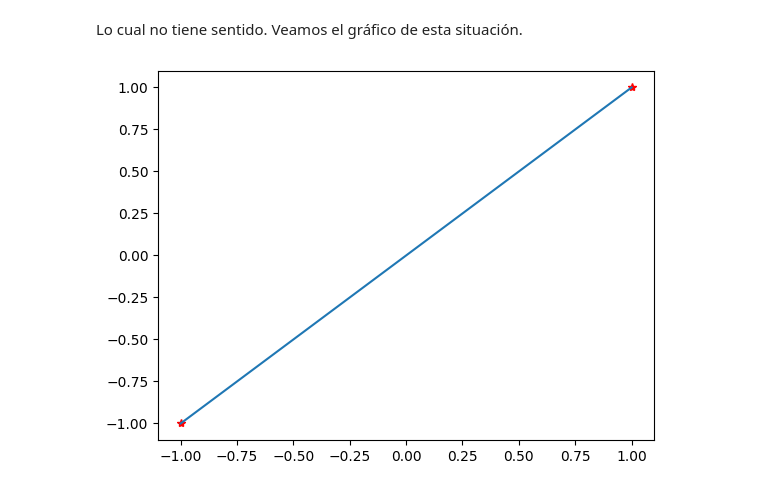
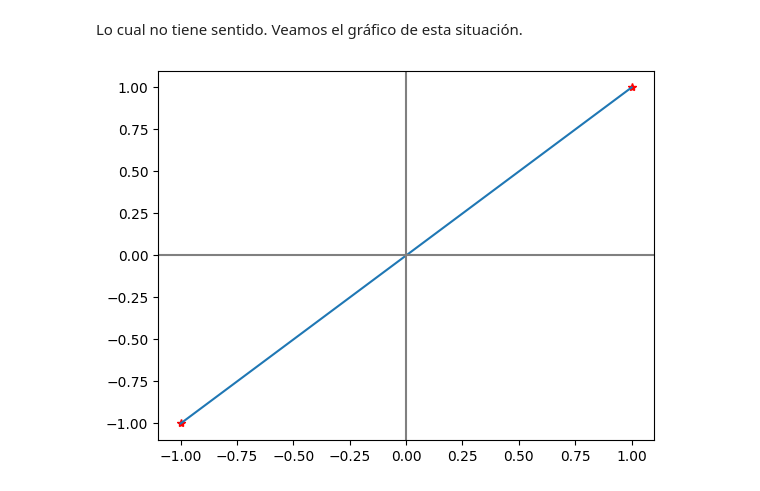
Before and after one commit to michaelherediaperez/medio-continuo, a Jupyter notebook: codigos/cap_02/02_09_03_atan2.ipynb, the cells around one changed output. Cells and saved outputs as stored; diff of their text form; code cells hidden in the pictures.

```diff
--- a/codigos/cap_02/02_09_03_atan2.ipynb
+++ b/codigos/cap_02/02_09_03_atan2.ipynb
@@ -26,14 +36,22 @@ np.rad2deg( np.arctan( (-y)/(-x) ))
 Lo cual no tiene sentido. Veamos el gráfico de esta situación.
 # %%
 plt.figure()
+
 # Dibujo los puntos
 plt.plot(x, y, "*r")
 plt.plot(-x, -y, "*r")
-# Dibujo los vetores
+
+# Represento los vetores
 plt.plot((-x, x),(-y, y))
+
 # Dibujo los ejes
-plt.axvline(x=0)
-plt.axhline(y=0)
+plt.axvline(x=0, color="grey")
+plt.axhline(y=0, color="grey")
+
 plt.show()
+
+# Es posible dibujar los ángulos pero haría el código muy largo.
+# - https://stackoverflow.com/questions/25227100/best-way-to-plot-an-angle-between-two-lines-in-matplotlib
+# - https://www.tutorialspoint.com/best-way-to-plot-an-angle-between-two-lines-in-matplotlib
 # %% [output]
-[figure, old version]
+[figure, new version]
```
Also changed, not shown: parts of 34 cells of this notebook.
